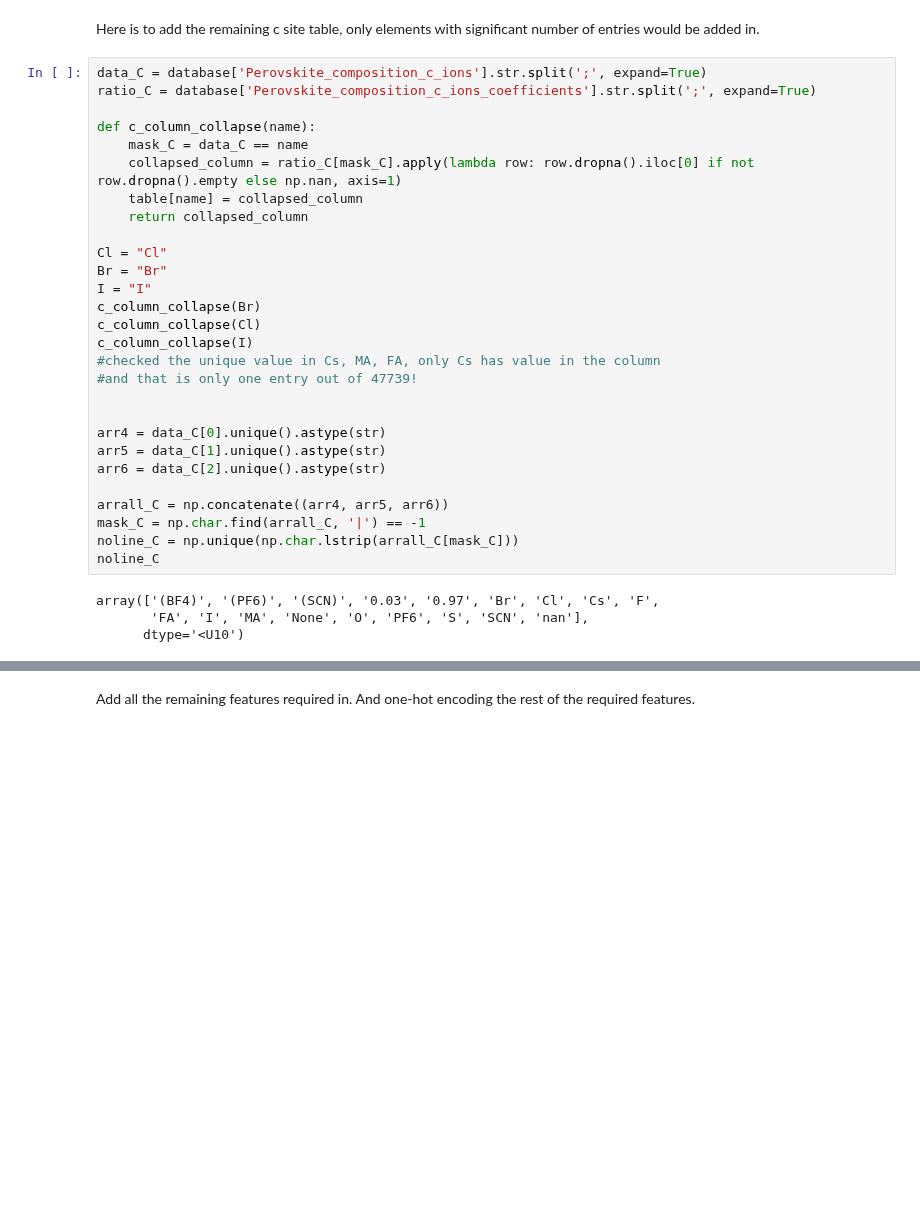
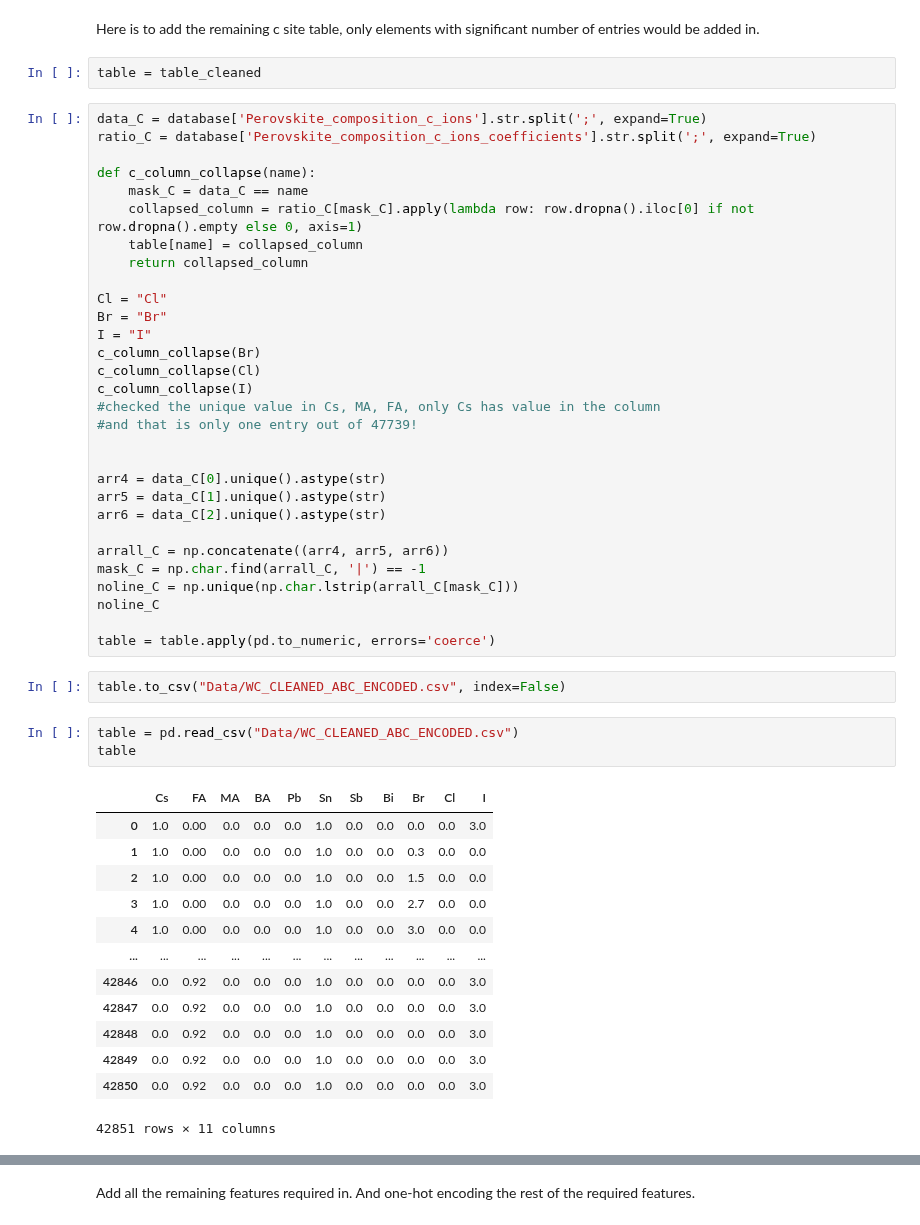
Before and after one commit to drcgreenland/PerovskiteML_project, a Jupyter notebook: replicating.ipynb, the cells around one changed output, grey strips where cells are left out. Cells and saved outputs as stored; diff of their text form; blank space fills up the shorter version.

```diff
--- a/replicating.ipynb
+++ b/replicating.ipynb
@@ -154,13 +204,15 @@ array(['Ag', 'Al', 'Au', 'Ba', 'Bi', 'Ca', 'Co', 'Cr', 'Cu', 'Eu', 'Fe',
       dtype='<U22')
 # %% [markdown]
 Here is to add the remaining c site table, only elements with significant number of entries would be added in.
+# %%
+table = table_cleaned
 # %%
 data_C = database['Perovskite_composition_c_ions'].str.split(';', expand=True)
 ratio_C = database['Perovskite_composition_c_ions_coefficients'].str.split(';', expand=True)
 
 def c_column_collapse(name):
     mask_C = data_C == name
-    collapsed_column = ratio_C[mask_C].apply(lambda row: row.dropna().iloc[0] if not row.dropna().empty else np.nan, axis=1)
+    collapsed_column = ratio_C[mask_C].apply(lambda row: row.dropna().iloc[0] if not row.dropna().empty else 0, axis=1)
     table[name] = collapsed_column
     return collapsed_column
 
@@ -182,7 +234,24 @@ arrall_C = np.concatenate((arr4, arr5, arr6))
 mask_C = np.char.find(arrall_C, '|') == -1
 noline_C = np.unique(np.char.lstrip(arrall_C[mask_C]))
 noline_C
+
+table = table.apply(pd.to_numeric, errors='coerce')
-# %% [output]
-array(['(BF4)', '(PF6)', '(SCN)', '0.03', '0.97', 'Br', 'Cl', 'Cs', 'F',
-       'FA', 'I', 'MA', 'None', 'O', 'PF6', 'S', 'SCN', 'nan'],
-      dtype='<U10')
+# %%
+table.to_csv("Data/WC_CLEANED_ABC_ENCODED.csv", index=False)
+# %%
+table = pd.read_csv("Data/WC_CLEANED_ABC_ENCODED.csv")
+table
+# %% [output]
+|  | Cs | FA | MA | BA | Pb | Sn | Sb | Bi | Br | Cl | I |
+| 0 | 1.0 | 0.00 | 0.0 | 0.0 | 0.0 | 1.0 | 0.0 | 0.0 | 0.0 | 0.0 | 3.0 |
+| 1 | 1.0 | 0.00 | 0.0 | 0.0 | 0.0 | 1.0 | 0.0 | 0.0 | 0.3 | 0.0 | 0.0 |
+| 2 | 1.0 | 0.00 | 0.0 | 0.0 | 0.0 | 1.0 | 0.0 | 0.0 | 1.5 | 0.0 | 0.0 |
+| 3 | 1.0 | 0.00 | 0.0 | 0.0 | 0.0 | 1.0 | 0.0 | 0.0 | 2.7 | 0.0 | 0.0 |
+| 4 | 1.0 | 0.00 | 0.0 | 0.0 | 0.0 | 1.0 | 0.0 | 0.0 | 3.0 | 0.0 | 0.0 |
+| ... | ... | ... | ... | ... | ... | ... | ... | ... | ... | ... | ... |
+| 42846 | 0.0 | 0.92 | 0.0 | 0.0 | 0.0 | 1.0 | 0.0 | 0.0 | 0.0 | 0.0 | 3.0 |
+| 42847 | 0.0 | 0.92 | 0.0 | 0.0 | 0.0 | 1.0 | 0.0 | 0.0 | 0.0 | 0.0 | 3.0 |
+| 42848 | 0.0 | 0.92 | 0.0 | 0.0 | 0.0 | 1.0 | 0.0 | 0.0 | 0.0 | 0.0 | 3.0 |
+| 42849 | 0.0 | 0.92 | 0.0 | 0.0 | 0.0 | 1.0 | 0.0 | 0.0 | 0.0 | 0.0 | 3.0 |
+| 42850 | 0.0 | 0.92 | 0.0 | 0.0 | 0.0 | 1.0 | 0.0 | 0.0 | 0.0 | 0.0 | 3.0 |
+42851 rows × 11 columns
```
Also changed, not shown: parts of 29 cells of this notebook.
